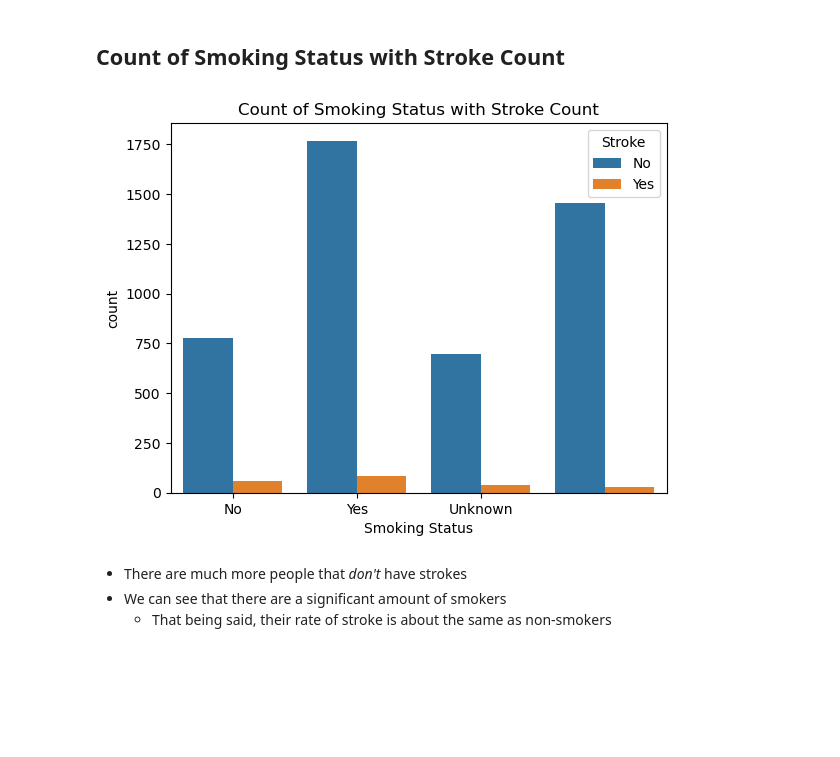
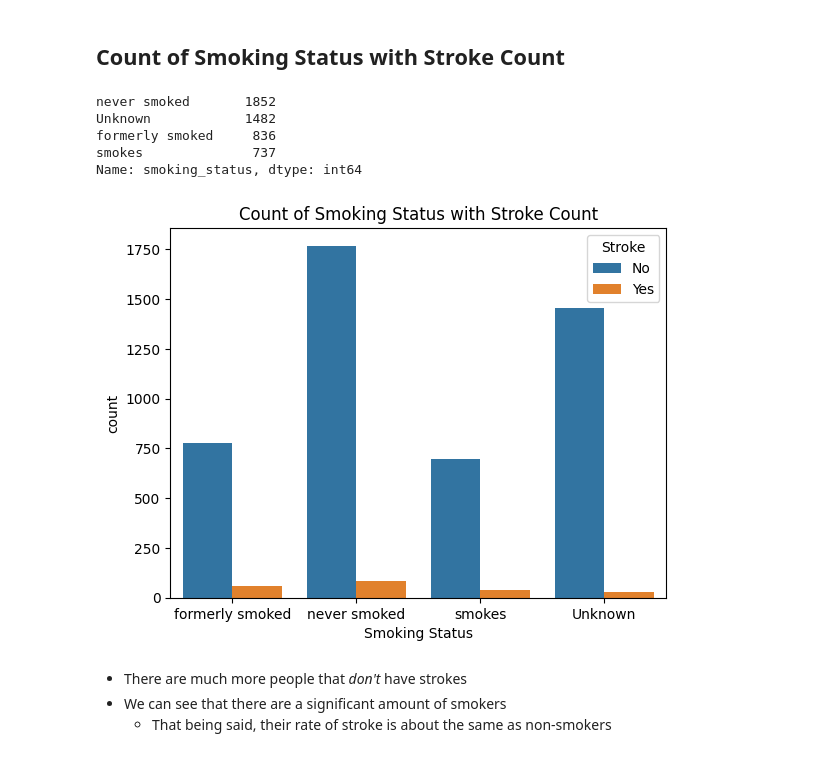
Before and after one commit to jonnunez92/Stroke-Prediction, a Jupyter notebook: Healthcare_Stroke_Prediction_Jonathan_Nunez.ipynb, the cells around one changed output. Cells and saved outputs as stored; diff of their text form; code cells hidden in the pictures; blank space fills up the shorter version.

```diff
--- a/Healthcare_Stroke_Prediction_Jonathan_Nunez.ipynb
+++ b/Healthcare_Stroke_Prediction_Jonathan_Nunez.ipynb
@@ -45,7 +50,5 @@ warnings.filterwarnings('ignore')
 # %%
-df_original = pd.read_csv(
-    r"C:\Users\jonnu\Desktop\Coding Dojo\Stack 3_Advanced Machine Learning\Wk1_Unsupervised Learning-Clustering\healthcare-dataset-stroke-data.csv"
-)
+df_original = pd.read_csv('/content/drive/MyDrive/Kaggle/healthcare-dataset-stroke-data.csv')
 df = df_original.copy()
 df.head()
 # %% [output]
@@ -304,16 +307,23 @@ Name: stroke, dtype: int64
 # Exploratory Visualizations
 # %% [markdown]
 ## Count of Smoking Status with Stroke Count
+# %%
+df['smoking_status'].value_counts()
+# %% [output]
+never smoked       1852
+Unknown            1482
+formerly smoked     836
+smokes              737
+Name: smoking_status, dtype: int64
 # %%
 fig, ax = plt.subplots()
 
 ax = sns.countplot(data=df, x='smoking_status', hue='stroke')
 ax.set_title('Count of Smoking Status with Stroke Count')
 ax.set_xlabel('Smoking Status')
-plt.xticks(range(0, 3), ['No', 'Yes', 'Unknown'])
 plt.legend(title='Stroke', labels=['No', 'Yes']);
 # %% [output]
-[figure, old version]
+[figure, new version]
 # %% [markdown]
 - There are much more people that *don't* have strokes
 - We can see that there are a significant amount of smokers
```
Also changed, not shown: parts of 3 cells of this notebook.
